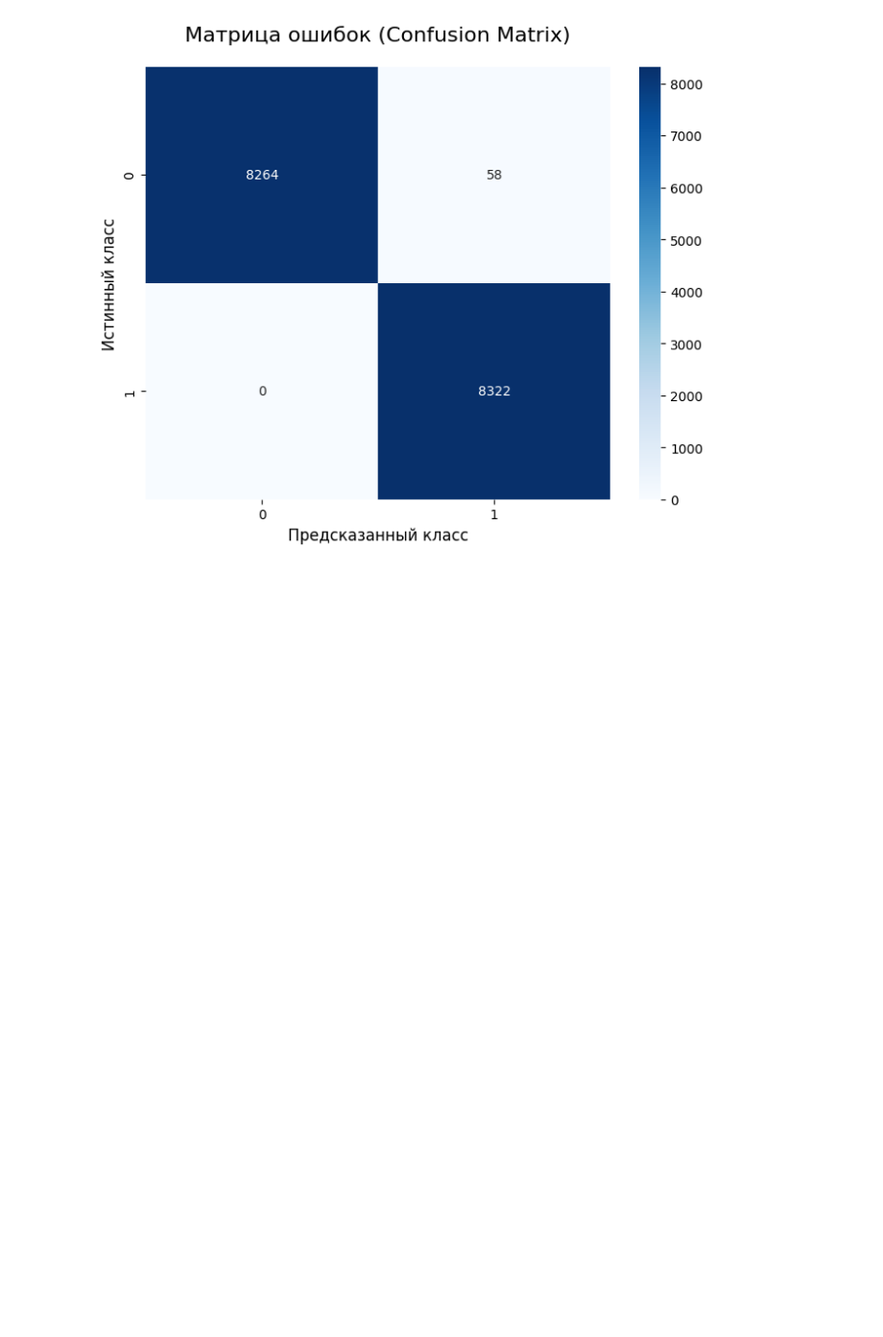
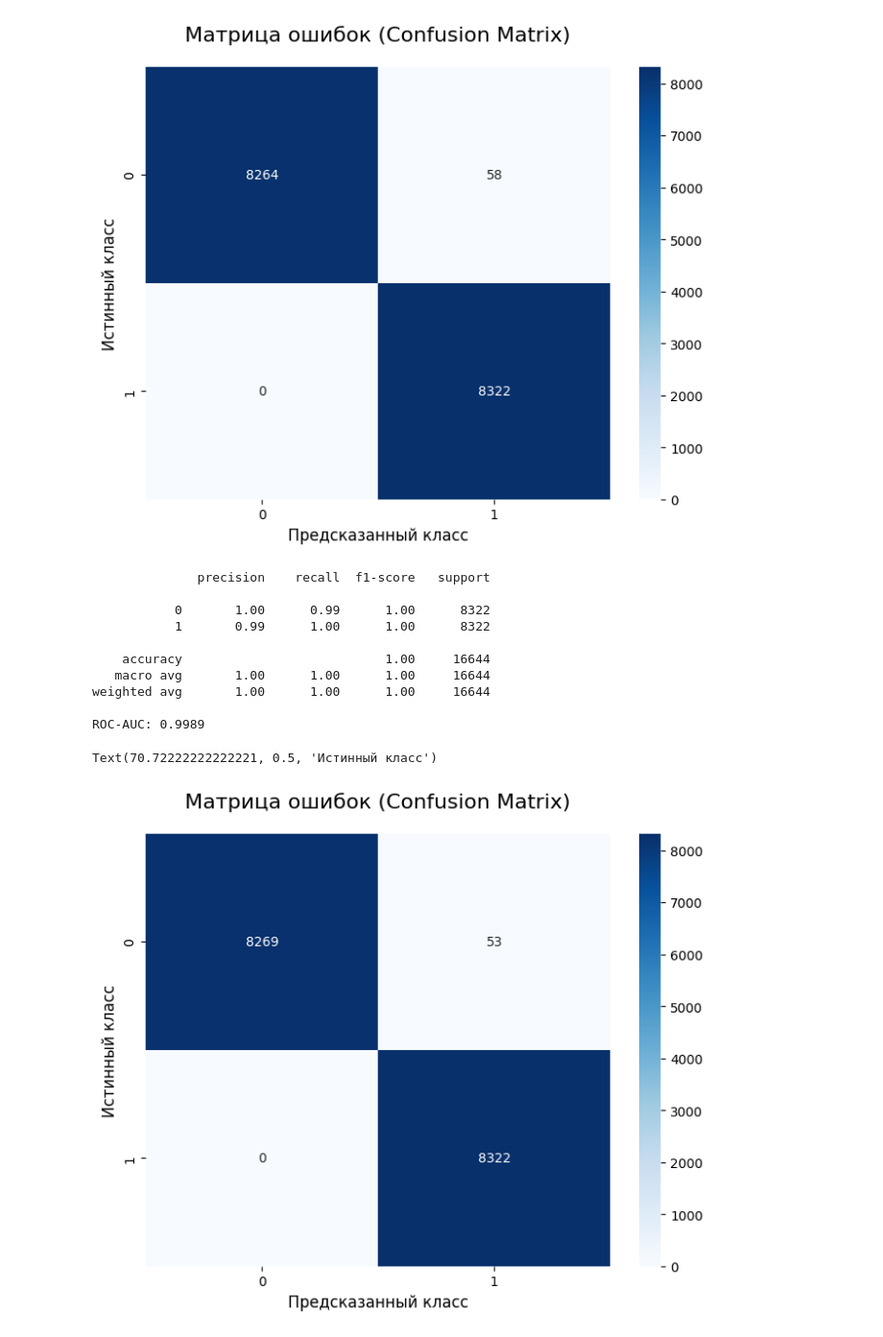
Before and after one commit to xBhgbz/FPKI_labs, a Jupyter notebook: lab.ipynb, the cells around one changed output. Shown at 96% size. Cells and saved outputs as stored; diff of their text form; code cells hidden in the pictures; blank space fills up the shorter version.

```diff
--- a/lab.ipynb
+++ b/lab.ipynb
@@ -95,3 +119,6 @@ Request failed with error: {'error_code': 30, 'error_msg': 'This profile is priv
+# %%
+# Если нужно загрузить данные
+all_users, friends = load_from_json("dump.json")
 # %%
 all_friends = defaultdict(set)
 
@@ -413,0 +449,40 @@ Text(70.72222222222221, 0.5, 'Истинный класс')
+# %%
+model = GradientBoostingClassifier(
+    n_estimators=100,
+    learning_rate=0.1,
+    max_depth=5,
+    random_state=42,
+)
+model.fit(X_train_scaled, y_train)
+
+y_pred = model.predict(X_test_scaled)
+y_pred_proba = model.predict_proba(X_test_scaled)[:, 1]
+roc_auc = roc_auc_score(y_test, y_pred_proba)
+
+print(classification_report(y_test, y_pred))
+print(f"ROC-AUC: {roc_auc:.4f}")
+
+cm = confusion_matrix(y_test, y_pred)
+plt.figure(figsize=(8, 6))
+ax = sns.heatmap(cm,
+                annot=True,
+                fmt='d',
+                cmap='Blues',
+                cbar=True,)
+
+plt.title('Матрица ошибок (Confusion Matrix)', fontsize=16, pad=20)
+plt.xlabel('Предсказанный класс', fontsize=12)
+plt.ylabel('Истинный класс', fontsize=12)
+# %% [output]
+              precision    recall  f1-score   support
+
+           0       1.00      0.99      1.00      8322
+           1       0.99      1.00      1.00      8322
+
+    accuracy                           1.00     16644
+   macro avg       1.00      1.00      1.00     16644
+weighted avg       1.00      1.00      1.00     16644
+
+ROC-AUC: 0.9989
+Text(70.72222222222221, 0.5, 'Истинный класс')
+[figure, added]
```
Also changed, not shown: parts of 13 cells of this notebook, 1 other file.
